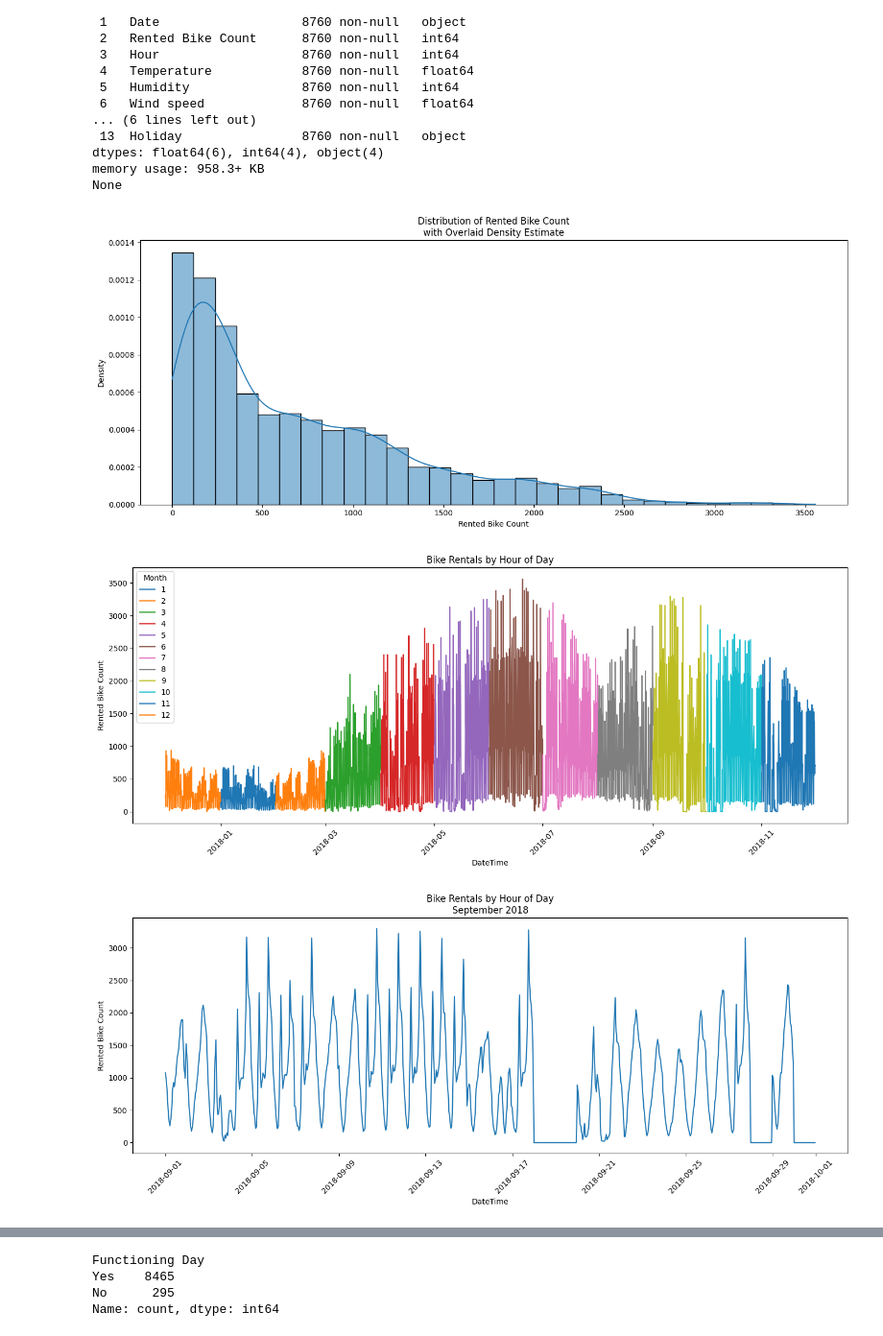
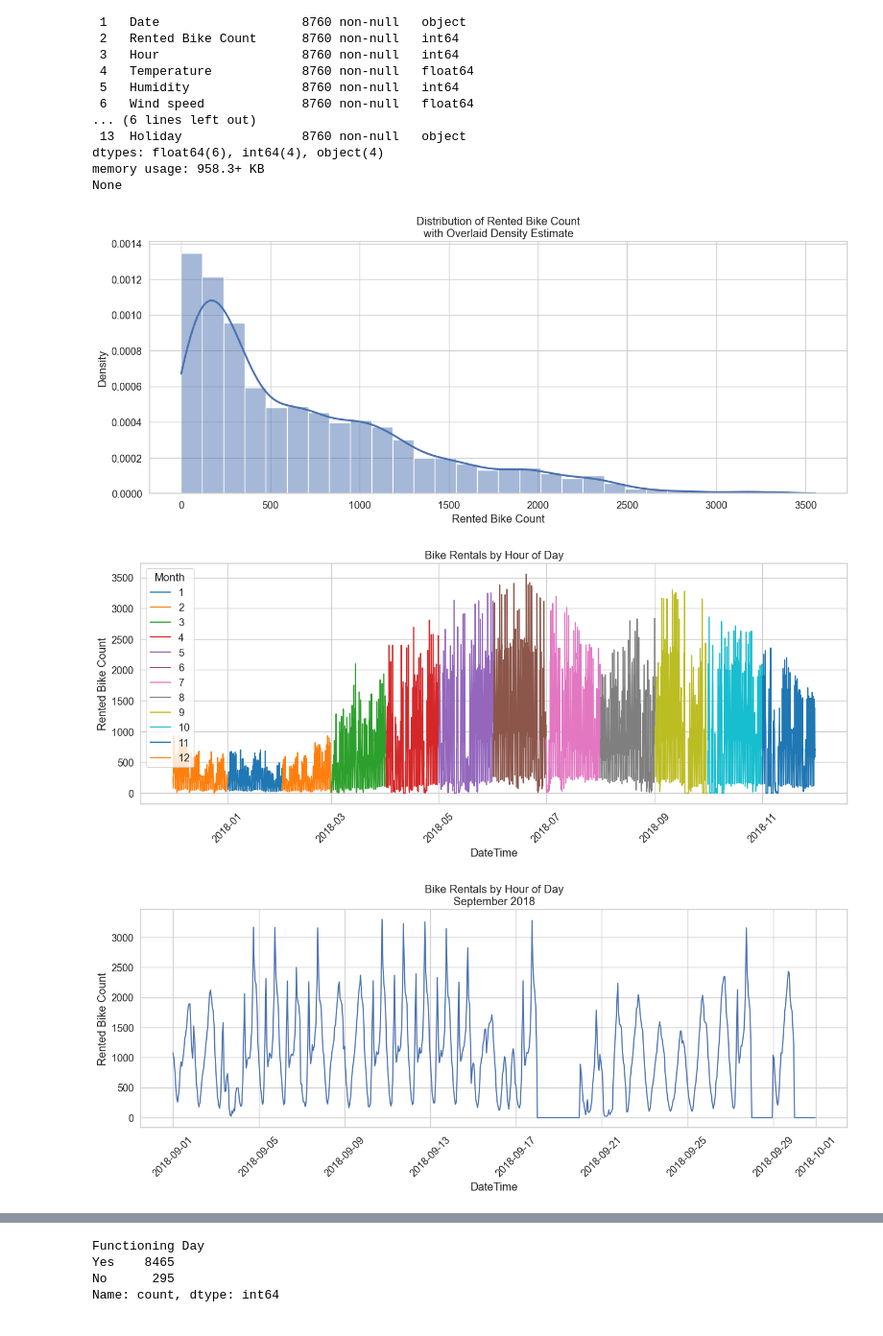
Before and after one commit to MarkThackham/MarkThackham.github.io, a Jupyter notebook: Portfolio/machine-learning/seoul-bike-hire/machine-learning-seoul-bike-hire.ipynb, the cells around one changed output, grey strips where cells are left out. Shown at 96% size. Cells and saved outputs as stored; diff of their text form; code cells hidden in the pictures.

```diff
--- a/Portfolio/machine-learning/seoul-bike-hire/machine-learning-seoul-bike-hire.ipynb
+++ b/Portfolio/machine-learning/seoul-bike-hire/machine-learning-seoul-bike-hire.ipynb
@@ -31,6 +36,7 @@ pd.set_option('display.max_rows', 500) # 10000 rows
 # Seaborn
 import seaborn as sns
 import matplotlib.pyplot as plt
+sns.set(style="whitegrid", font_scale=1.2)
 
 # Statsmodels
 import statsmodels.api as sm
@@ -141,7 +147,7 @@ df2['Snowfall_Indicator']=np.where(df2['Snowfall'] == 0, 0, 1)
 
 # Histogram of Rented Bike Count
 plt.figure(figsize=(14, 6))
-sns.histplot(data=df2, x='Rented Bike Count', bins=30, kde=True, stat='density')
+sns.histplot(data=df2, x='Rented Bike Count', bins=30, kde=True, stat='density', line_kws={'linewidth': 2.5})
 plt.title('Distribution of Rented Bike Count\nwith Overlaid Density Estimate')
 plt.xlabel('Rented Bike Count')
 plt.ylabel('Density')
@@ -157,33 +163,33 @@ sns.lineplot(
     y='Rented Bike Count',
     hue='Month',
     palette='tab10',
     legend='full',
 )
 plt.xticks(rotation=45)
 plt.title('Bike Rentals by Hour of Day')
 plt.xlabel('DateTime')
 plt.ylabel('Rented Bike Count')
 plt.tight_layout()
 plt.savefig("seoul-bike-hire-count-hour.png", dpi=300)
 plt.show()
 
 # Plot for September
 plt.figure(figsize=(14, 6))
 sns.lineplot(
     data=df2[df2['Month']==9],
     x='DateTime',
     y='Rented Bike Count',
     legend='full',
 )
 plt.xticks(rotation=45)
 plt.title('Bike Rentals by Hour of Day\nSeptember 2018')
 plt.xlabel('DateTime')
 plt.ylabel('Rented Bike Count')
 plt.tight_layout()
 plt.savefig("seoul-bike-hire-count-hour-september.png", dpi=300)
 plt.show()
 #=================================================================
 # %% [output]
-[figure, old version]
+[figure, new version]
-[figure, old version]
+[figure, new version]
-[figure, old version]
+[figure, new version]
```
Also changed, not shown: parts of 6 cells of this notebook, 7 other files.
